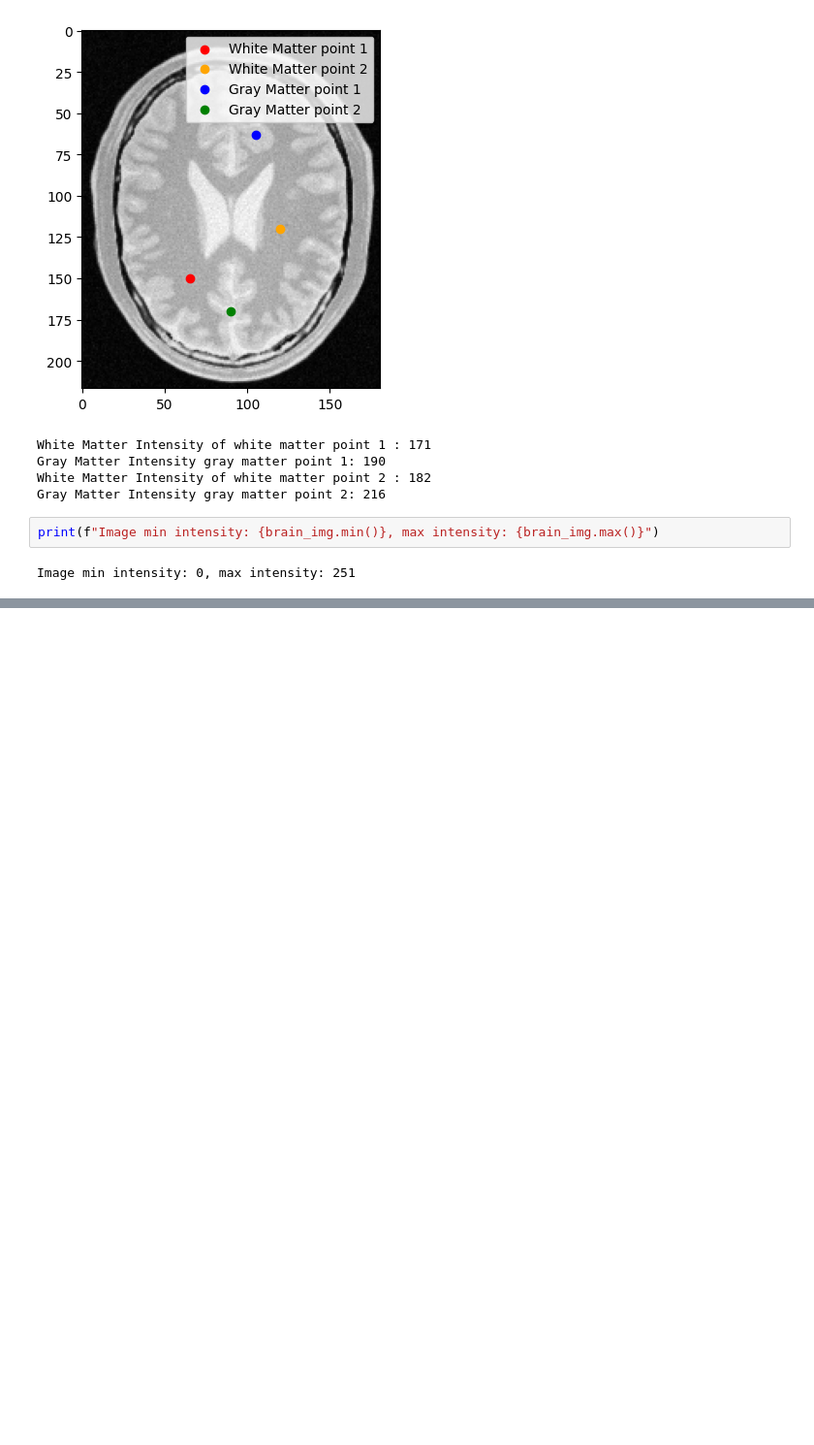
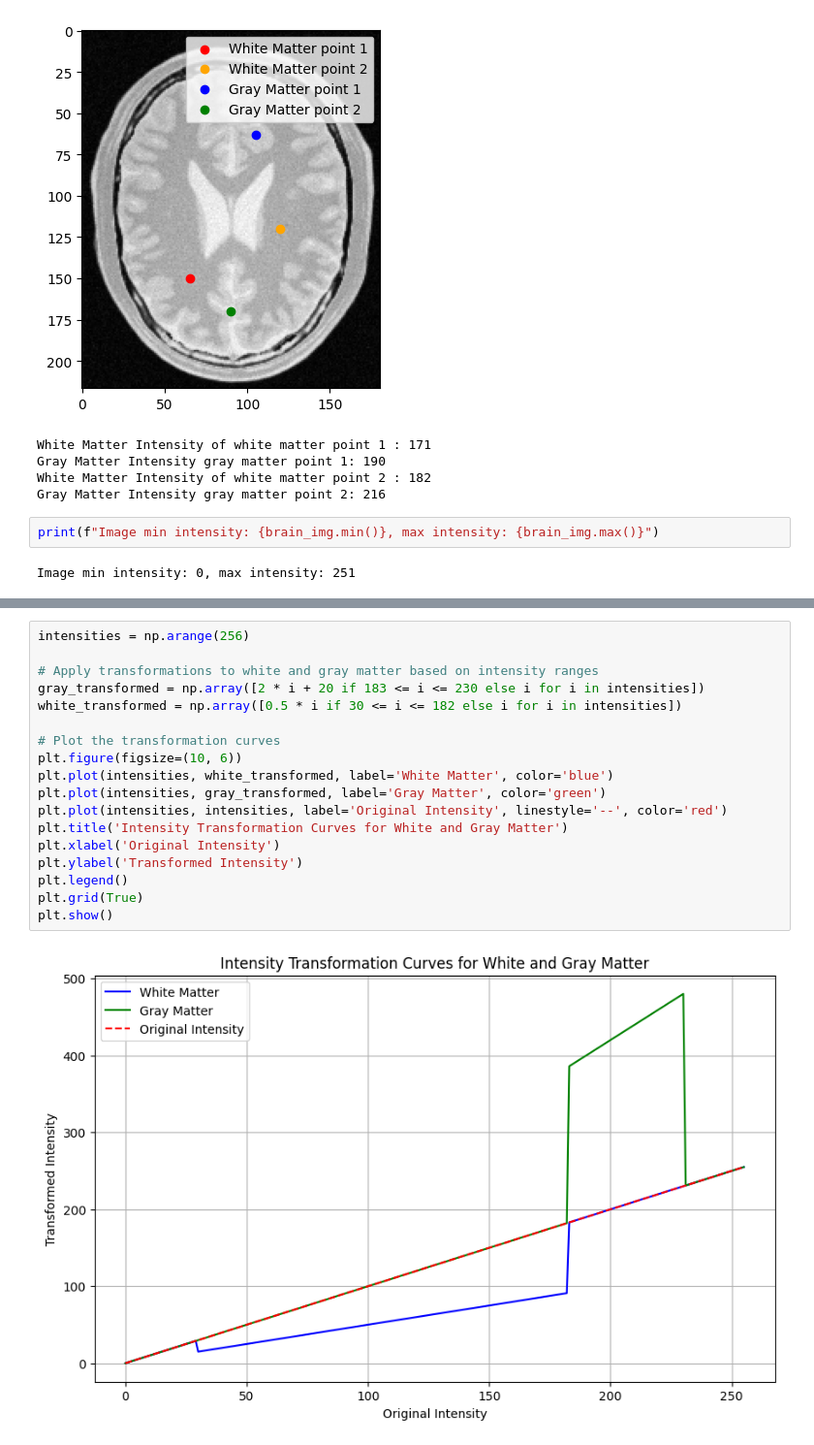
Before and after one commit to LahiruCooray/EN3160-Assignment-1, a Jupyter notebook: assignment_01.ipynb, the cells around one changed output, grey strips where cells are left out. Shown at 97% size. Saved outputs shown, nothing was run; the diff lists cells and outputs as text; blank space fills up the shorter version.

```diff
--- a/assignment_01.ipynb
+++ b/assignment_01.ipynb
@@ -136,0 +137,20 @@ plt.show()
+# %%
+intensities = np.arange(256)
+
+# Apply transformations to white and gray matter based on intensity ranges
+gray_transformed = np.array([2 * i + 20 if 183 <= i <= 230 else i for i in intensities])
+white_transformed = np.array([0.5 * i if 30 <= i <= 182 else i for i in intensities])
+
+# Plot the transformation curves
+plt.figure(figsize=(10, 6))
+plt.plot(intensities, white_transformed, label='White Matter', color='blue')
+plt.plot(intensities, gray_transformed, label='Gray Matter', color='green')
+plt.plot(intensities, intensities, label='Original Intensity', linestyle='--', color='red')
+plt.title('Intensity Transformation Curves for White and Gray Matter')
+plt.xlabel('Original Intensity')
+plt.ylabel('Transformed Intensity')
+plt.legend()
+plt.grid(True)
+plt.show()
+# %% [output]
+[figure, added]
```
Also changed, not shown: parts of 1 cell of this notebook.
